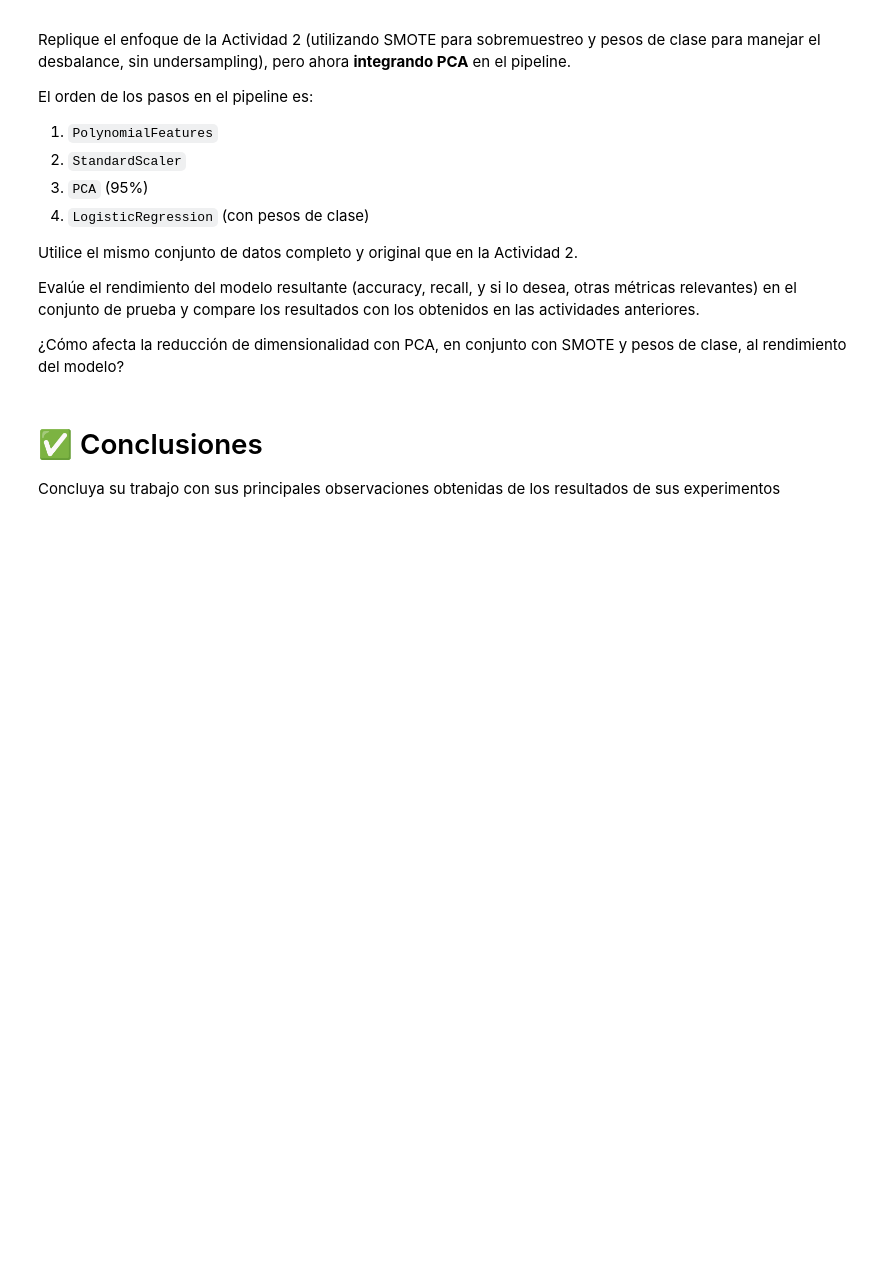
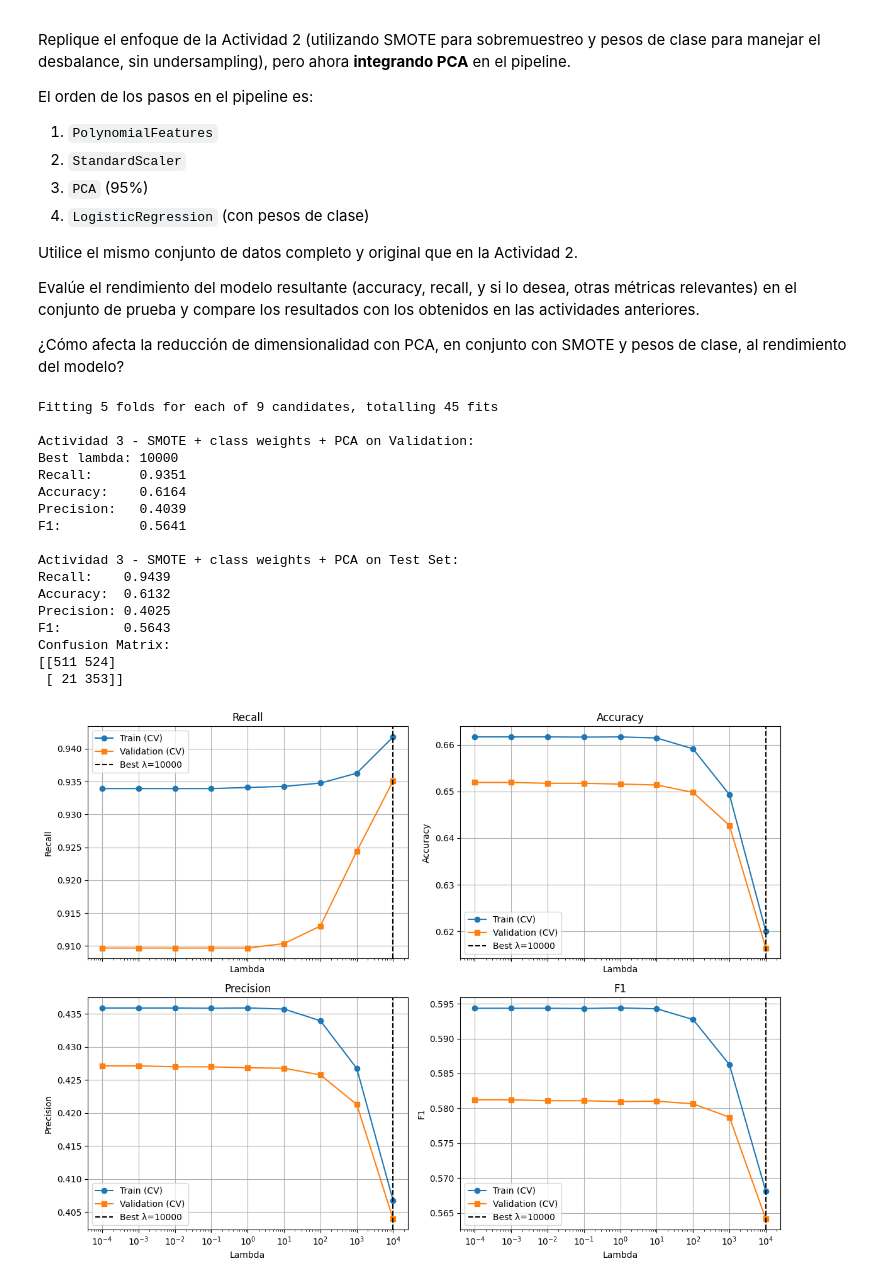
Before and after one commit to NicoCarrion02/machine-learning-1139, a Jupyter notebook: lab2_classification_logistic/Planteamiento_Clasificación_Churn_Telecomunicaciones_Logistic_Regression.ipynb, the cells around one changed output. Saved outputs shown, nothing was run; the diff lists cells and outputs as text; code cells hidden in the pictures; blank space fills up the shorter version.

```diff
--- a/lab2_classification_logistic/Planteamiento_Clasificación_Churn_Telecomunicaciones_Logistic_Regression.ipynb
+++ b/lab2_classification_logistic/Planteamiento_Clasificación_Churn_Telecomunicaciones_Logistic_Regression.ipynb
@@ -402,3 +647,49 @@ Evalúe el rendimiento del modelo resultante (accuracy, recall, y si lo desea, o
-# %% [markdown]
-# ✅ Conclusiones
-Concluya su trabajo con sus principales observaciones obtenidas de los resultados de sus experimentos
+# %%
+from sklearn.decomposition import PCA
+
+model_a3_cv = ImbPipeline([
+    ('polynomial_features', PolynomialFeatures(degree=2)),
+    ('scaler', StandardScaler()),
+    ('pca', PCA(n_components=0.95)),
+    ('smote', SMOTE(random_state=42)),
+    ('logistic_regression', LogisticRegression(
+        max_iter=20000,
+        penalty='l2',
+        class_weight=class_weights
+    ))
+])
+
+best_model_a3, cv_results_a3, metrics_dict_a3 = grid_search_evaluate(
+    model=model_a3_cv,
+    param_grid=param_grid,
+    X_train=X_train,
+    y_train=y_train,
+    X_test=X_test,
+    y_test=y_test,
+    name="Actividad 3 - SMOTE + class weights + PCA",
+    cv=5,
+    refit='recall'
+)
+
+results['Actividad 3 - SMOTE + class weights + PCA'] = metrics_dict_a3
+
+plot_cv_results(cv_results_a3)
+# %% [output]
+Fitting 5 folds for each of 9 candidates, totalling 45 fits
+
+Actividad 3 - SMOTE + class weights + PCA on Validation:
+Best lambda: 10000
+Recall:      0.9351
+Accuracy:    0.6164
+Precision:   0.4039
+F1:          0.5641
+
+Actividad 3 - SMOTE + class weights + PCA on Test Set:
+Recall:    0.9439
+Accuracy:  0.6132
+Precision: 0.4025
+F1:        0.5643
+Confusion Matrix:
+[[511 524]
+ [ 21 353]]
+[figure, added]
```
Also changed, not shown: parts of 13 cells of this notebook.
